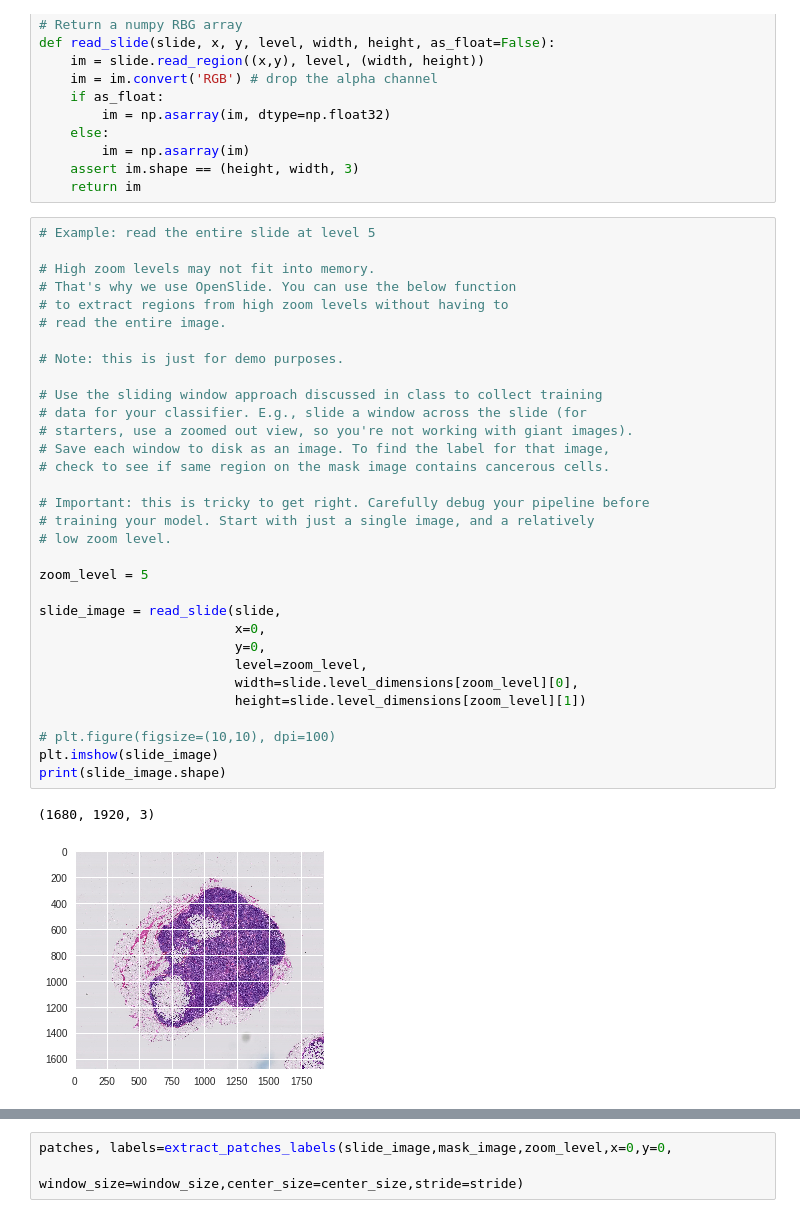
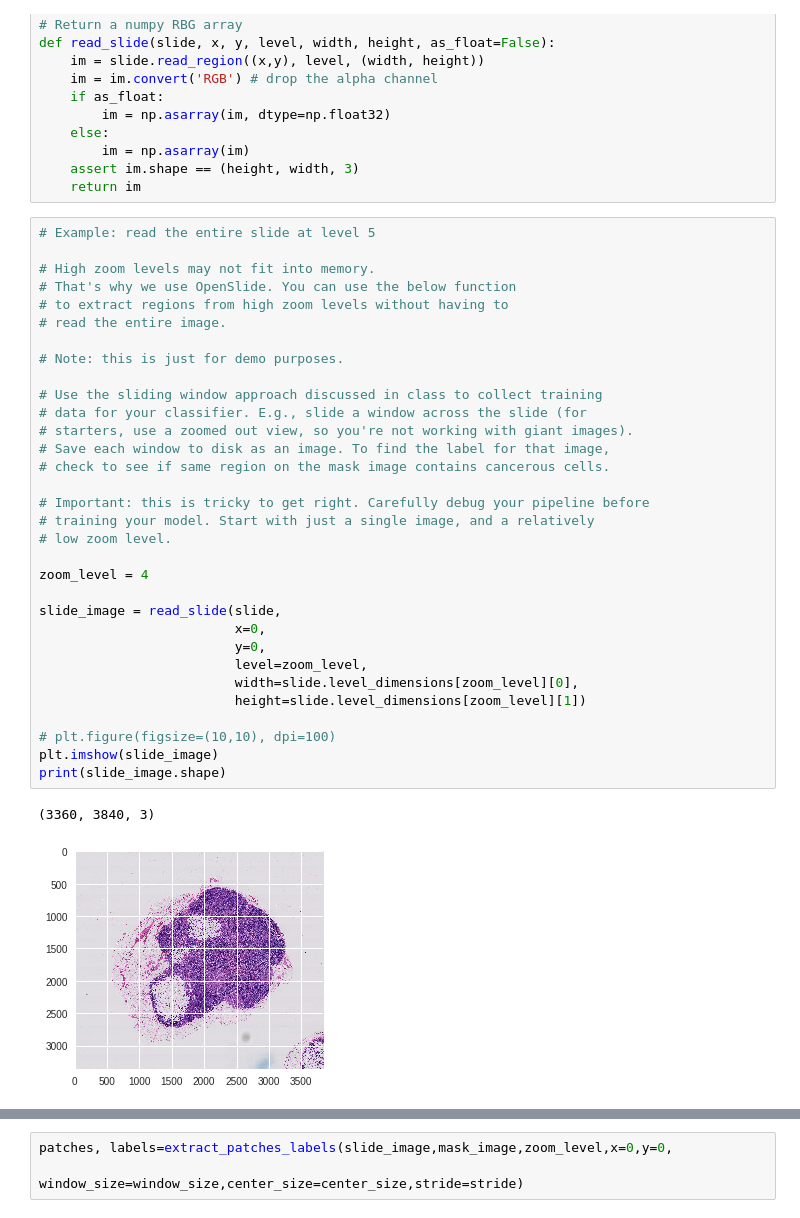
Before and after one commit to abx67/Applied-Deep-Learning, a Jupyter notebook: fan_baseline_2_0.ipynb, the cells around one changed output, grey strips where cells are left out. Saved outputs shown, nothing was run; the diff lists cells and outputs as text.

```diff
--- a/fan_baseline_2_0.ipynb
+++ b/fan_baseline_2_0.ipynb
@@ -111,36 +117,36 @@ def read_slide(slide, x, y, level, width, height, as_float=False):
 
 # High zoom levels may not fit into memory.
 # That's why we use OpenSlide. You can use the below function
 # to extract regions from high zoom levels without having to
 # read the entire image.
 
 # Note: this is just for demo purposes.
 
 # Use the sliding window approach discussed in class to collect training
 # data for your classifier. E.g., slide a window across the slide (for
 # starters, use a zoomed out view, so you're not working with giant images).
 # Save each window to disk as an image. To find the label for that image,
 # check to see if same region on the mask image contains cancerous cells.
 
 # Important: this is tricky to get right. Carefully debug your pipeline before
 # training your model. Start with just a single image, and a relatively
 # low zoom level.
 
-zoom_level = 5
+zoom_level = 4
 
 slide_image = read_slide(slide,
                          x=0,
                          y=0,
                          level=zoom_level,
                          width=slide.level_dimensions[zoom_level][0],
                          height=slide.level_dimensions[zoom_level][1])
 
 # plt.figure(figsize=(10,10), dpi=100)
 plt.imshow(slide_image)
 print(slide_image.shape)
 # %% [output]
-(1680, 1920, 3)
+(3360, 3840, 3)
-[figure, old version]
+[figure, new version]
 # %%
 # Example: read the entire mask at the same zoom level
 mask_image = read_slide(tumor_mask,
```
Also changed, not shown: parts of 32 cells of this notebook.
